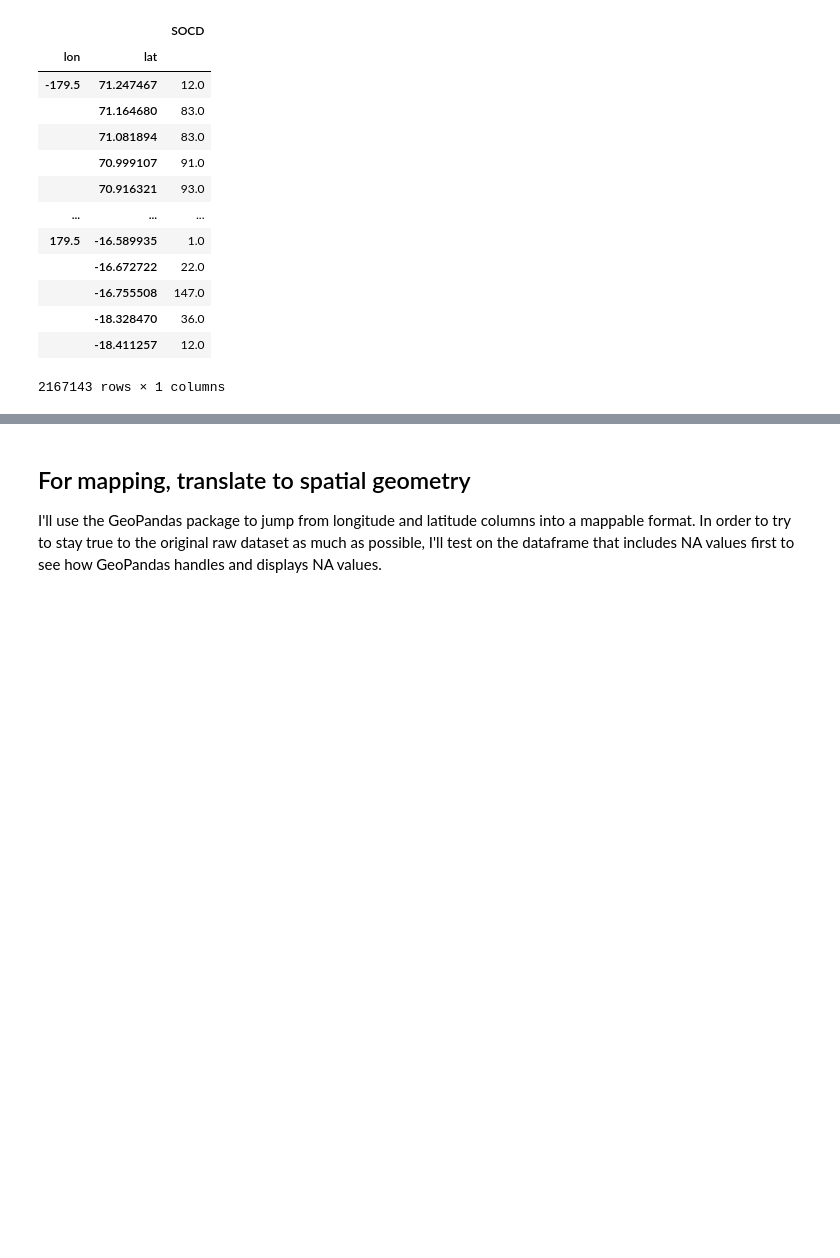
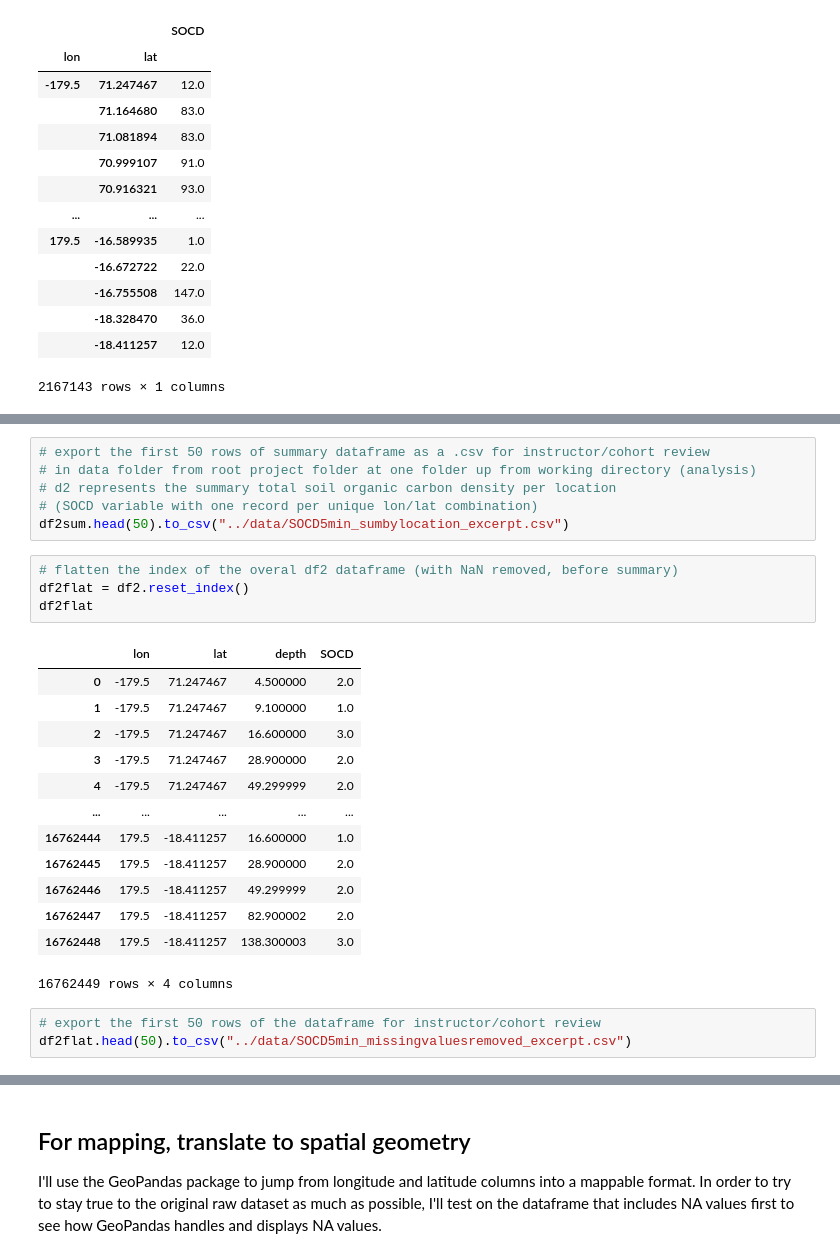
Before and after one commit to khurchla/sustain-our-soil-for-our-food, a Jupyter notebook: analysis/soil_data_analysis.ipynb, the cells around one changed output, grey strips where cells are left out. Saved outputs shown, nothing was run; the diff lists cells and outputs as text; blank space fills up the shorter version.

```diff
--- a/analysis/soil_data_analysis.ipynb
+++ b/analysis/soil_data_analysis.ipynb
@@ -351,3 +346,30 @@ df2.groupby(level=[0,1]).sum().reset_index()
 | 2167141 | 179.5 | -18.328470 | 36.0 |
 | 2167142 | 179.5 | -18.411257 | 12.0 |
 2167143 rows × 3 columns
+# %%
+# export the first 50 rows of summary dataframe as a .csv for instructor/cohort review
+# in data folder from root project folder at one folder up from working directory (analysis)
+# d2 represents the summary total soil organic carbon density per location
+# (SOCD variable with one record per unique lon/lat combination)
+df2sum.head(50).to_csv("../data/SOCD5min_sumbylocation_excerpt.csv")
+# %%
+# flatten the index of the overal df2 dataframe (with NaN removed, before summary)
+df2flat = df2.reset_index()
+df2flat
+# %% [output]
+|  | lon | lat | depth | SOCD |
+| 0 | -179.5 | 71.247467 | 4.500000 | 2.0 |
+| 1 | -179.5 | 71.247467 | 9.100000 | 1.0 |
+| 2 | -179.5 | 71.247467 | 16.600000 | 3.0 |
+| 3 | -179.5 | 71.247467 | 28.900000 | 2.0 |
+| 4 | -179.5 | 71.247467 | 49.299999 | 2.0 |
+| ... | ... | ... | ... | ... |
+| 16762444 | 179.5 | -18.411257 | 16.600000 | 1.0 |
+| 16762445 | 179.5 | -18.411257 | 28.900000 | 2.0 |
+| 16762446 | 179.5 | -18.411257 | 49.299999 | 2.0 |
+| 16762447 | 179.5 | -18.411257 | 82.900002 | 2.0 |
+| 16762448 | 179.5 | -18.411257 | 138.300003 | 3.0 |
+16762449 rows × 4 columns
+# %%
+# export the first 50 rows of the dataframe for instructor/cohort review
+df2flat.head(50).to_csv("../data/SOCD5min_missingvaluesremoved_excerpt.csv")
```
Also changed, not shown: parts of 9 cells of this notebook, 2 other files.
